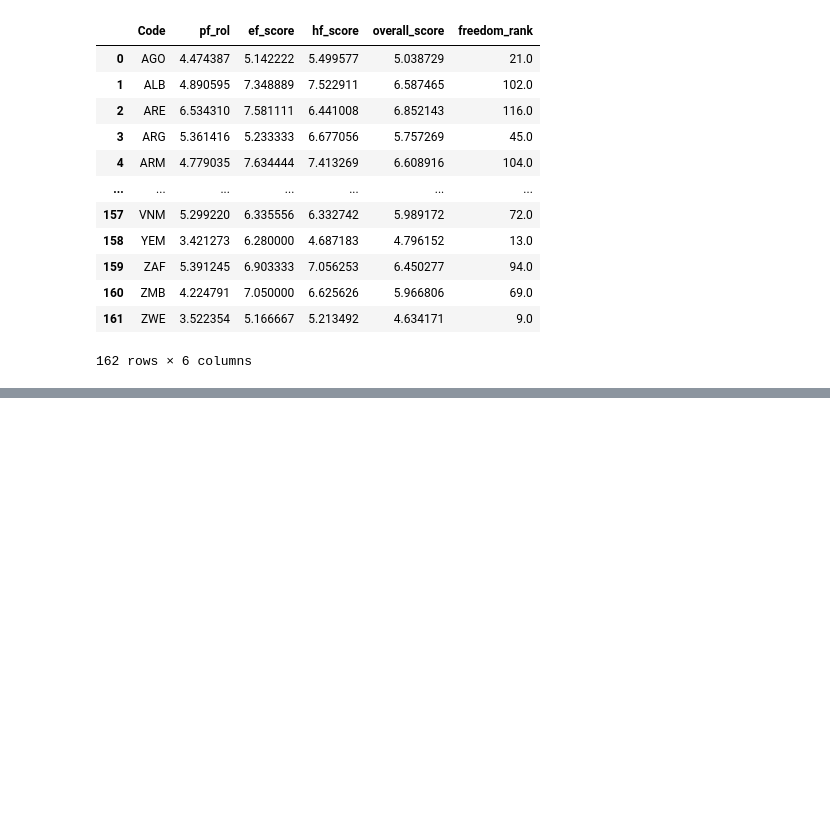
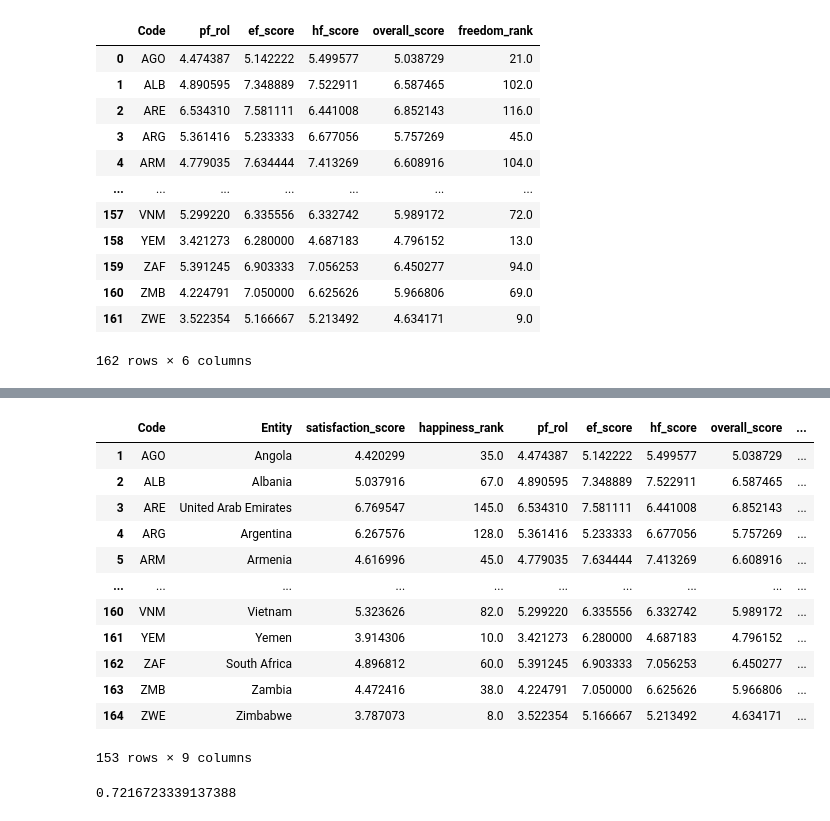
Before and after one commit to josephrodini/Free-And-Happy, a Jupyter notebook: ETL/Free-Happy-Cleaning.ipynb, the cells around one changed output, grey strips where cells are left out. Cells and saved outputs as stored; diff of their text form; code cells hidden in the pictures; blank space fills up the shorter version.

```diff
--- a/ETL/Free-Happy-Cleaning.ipynb
+++ b/ETL/Free-Happy-Cleaning.ipynb
@@ -142,0 +160,22 @@ Free_means_df
+# %%
+Free_Happy_df = Free_Happy_df.dropna()
+Free_Happy_df
+# %% [output]
+|  | Code | Entity | satisfaction_score | happiness_rank | pf_rol | ef_score | hf_score | overall_score | ... |
+| 1 | AGO | Angola | 4.420299 | 35.0 | 4.474387 | 5.142222 | 5.499577 | 5.038729 | ... |
+| 2 | ALB | Albania | 5.037916 | 67.0 | 4.890595 | 7.348889 | 7.522911 | 6.587465 | ... |
+| 3 | ARE | United Arab Emirates | 6.769547 | 145.0 | 6.534310 | 7.581111 | 6.441008 | 6.852143 | ... |
+| 4 | ARG | Argentina | 6.267576 | 128.0 | 5.361416 | 5.233333 | 6.677056 | 5.757269 | ... |
+| 5 | ARM | Armenia | 4.616996 | 45.0 | 4.779035 | 7.634444 | 7.413269 | 6.608916 | ... |
+| ... | ... | ... | ... | ... | ... | ... | ... | ... | ... |
+| 160 | VNM | Vietnam | 5.323626 | 82.0 | 5.299220 | 6.335556 | 6.332742 | 5.989172 | ... |
+| 161 | YEM | Yemen | 3.914306 | 10.0 | 3.421273 | 6.280000 | 4.687183 | 4.796152 | ... |
+| 162 | ZAF | South Africa | 4.896812 | 60.0 | 5.391245 | 6.903333 | 7.056253 | 6.450277 | ... |
+| 163 | ZMB | Zambia | 4.472416 | 38.0 | 4.224791 | 7.050000 | 6.625626 | 5.966806 | ... |
+| 164 | ZWE | Zimbabwe | 3.787073 | 8.0 | 3.522354 | 5.166667 | 5.213492 | 4.634171 | ... |
+153 rows × 9 columns
+# %%
+corr = Free_Happy_df['happiness_rank'].corr(Free_Happy_df['freedom_rank'])
+corr
+# %% [output]
+0.7216723339137388
```
Also changed, not shown: parts of 1 cell of this notebook.
